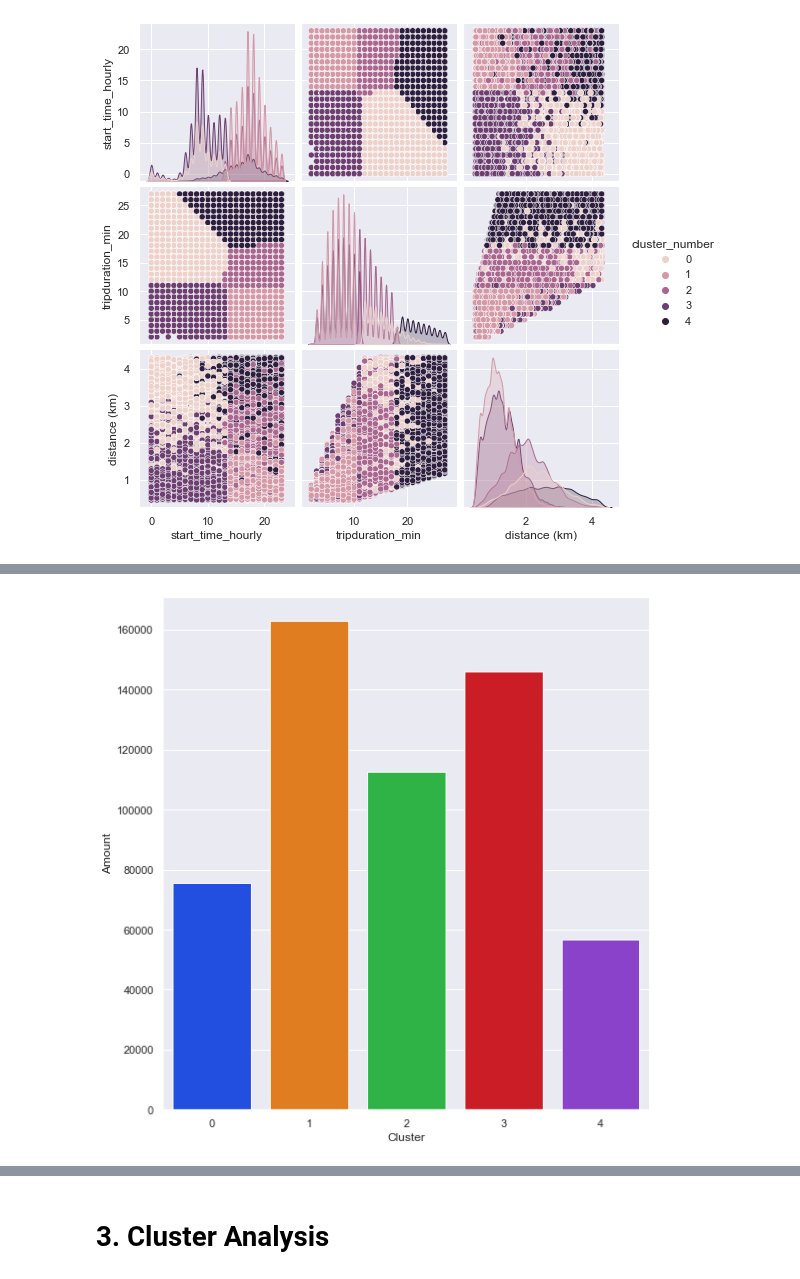
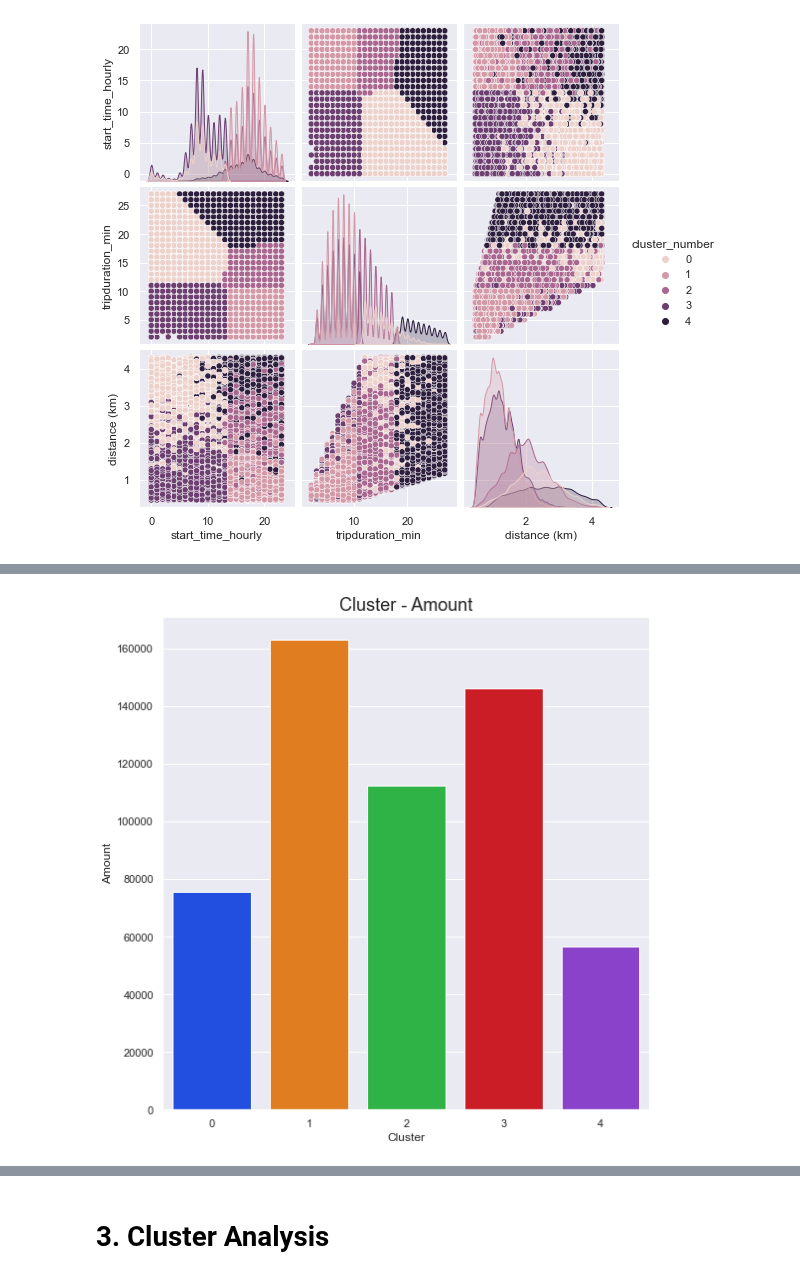
Before and after one commit to Hannah2800/AA_2022_PythonPandas, a Jupyter notebook: Task 3 - Cluster Analysis.ipynb, the cells around one changed output, grey strips where cells are left out. Saved outputs shown, nothing was run; the diff lists cells and outputs as text; code cells hidden in the pictures.

```diff
--- a/Task 3 - Cluster Analysis.ipynb
+++ b/Task 3 - Cluster Analysis.ipynb
@@ -159,8 +212,9 @@ plt.tight_layout()
 # %%
 fig = plt.figure(figsize=(8, 8))
 ax = sns.countplot(x="cluster_number", data=dfPhiladelphia_clu, palette="bright")
 ax.set_xlabel("Cluster")
 ax.set_ylabel("Amount")
+ax.set_title('Cluster - Amount',fontsize=18)
 fig.tight_layout()
 # %% [output]
-[figure, old version]
+[figure, new version]
```
Also changed, not shown: parts of 37 cells of this notebook, 1 other file.
